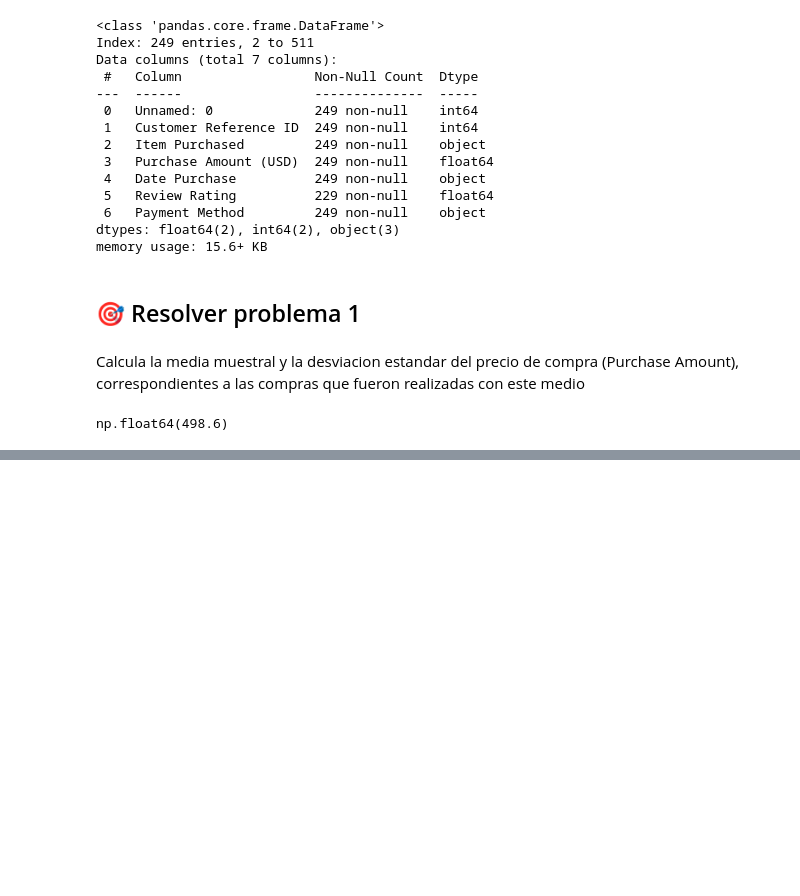
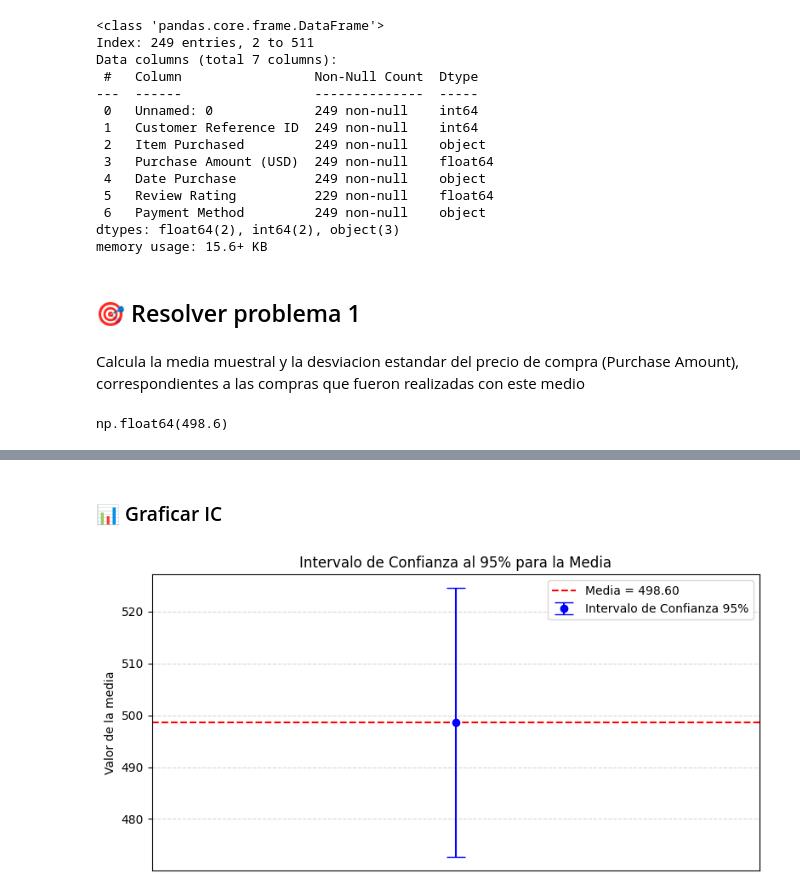
Before and after one commit to diadasiachilensis/data-science, a Jupyter notebook: ejercicios/6.ejercitacion-2/Evaluacion-formativa2.ipynb, the cells around one changed output, grey strips where cells are left out. Saved outputs shown, nothing was run; the diff lists cells and outputs as text; code cells hidden in the pictures; blank space fills up the shorter version.

```diff
--- a/ejercicios/6.ejercitacion-2/Evaluacion-formativa2.ipynb
+++ b/ejercicios/6.ejercitacion-2/Evaluacion-formativa2.ipynb
@@ -605,0 +629,24 @@ np.float64(498.6)
+# %%
+# Parámetros de la muestra
+media_muestral = data.mean()
+desv_est_muestral = data.std(ddof=1)  # ddof=1 para usar muestra
+n = len(data)
+grados_libertad = n - 1
+
+# Nivel de confianza
+confianza = 0.95
+alpha = 1 - confianza
+
+# t crítico para el intervalo de confianza
+t_critico = ss.t.ppf(1 - alpha/2, grados_libertad)
+
+# Error estándar
+error_std = desv_est_muestral / np.sqrt(n)
+
+# Intervalo de confianza
+lim_inferior = media_muestral - t_critico * error_std
+lim_superior = media_muestral + t_critico * error_std
+
+# Mostrar resultados
+print(f"Media muestral: {media_muestral:.2f}")
+print(f"Intervalo de confianza al 95%: [{lim_inferior:.2f}, {lim_superior:.2f}]")
@@ -605,0 +664,21 @@ np.float64(498.6)
+# %% [markdown]
+### 📊 Graficar IC
+# %%
+plt.figure(figsize=(8, 4))
+
+# Graficar la media como un punto y el intervalo como barra de error
+plt.errorbar(x=1, y=media, yerr=t_critico*error_std, fmt='o', color='blue',
+             capsize=8, label='Intervalo de Confianza 95%')
+
+# Estética del gráfico
+plt.axhline(media, color='red', linestyle='--', label=f'Media = {media:.2f}')
+plt.xlim(0, 2)
+plt.xticks([])
+plt.ylabel('Valor de la media')
+plt.title('Intervalo de Confianza al 95% para la Media')
+plt.legend()
+plt.grid(True, linestyle='--', alpha=0.5)
+plt.tight_layout()
+plt.show()
+# %% [output]
+[figure, added]
```
Also changed, not shown: parts of 11 cells of this notebook.
